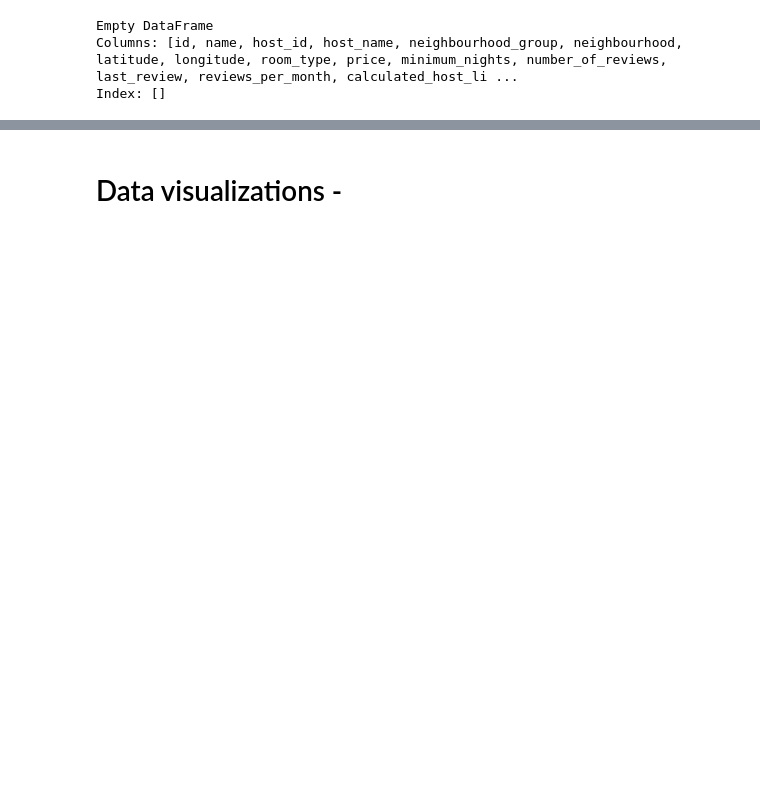
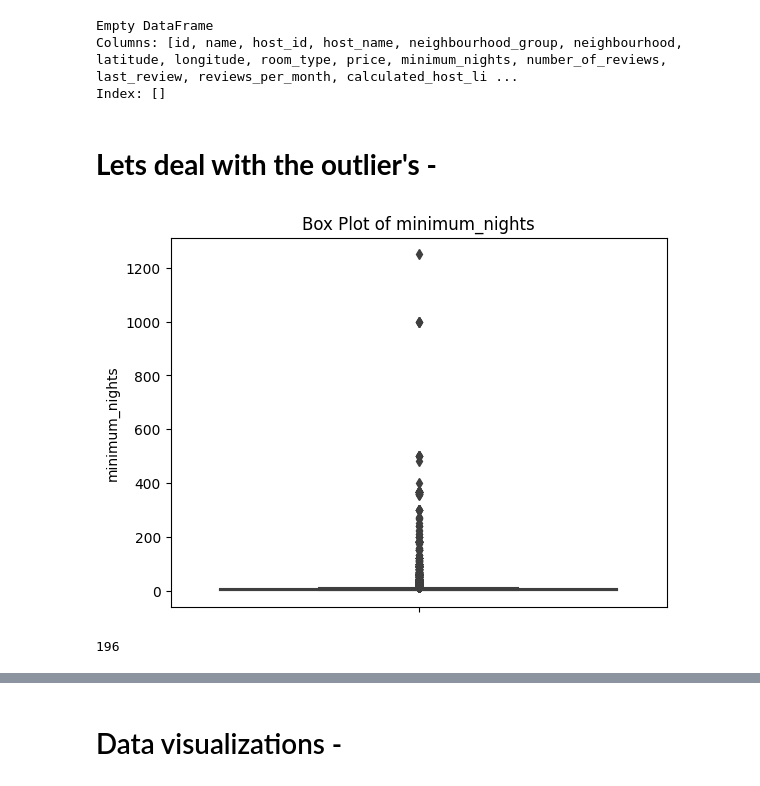
Before and after one commit to Abhijeetlahane09/capstone_project-, a Jupyter notebook: EDA_Airbnb_Project_.ipynb, the cells around one changed output, grey strips where cells are left out. Cells and saved outputs as stored; diff of their text form; code cells hidden in the pictures; blank space fills up the shorter version.

```diff
--- a/EDA_Airbnb_Project_.ipynb
+++ b/EDA_Airbnb_Project_.ipynb
@@ -264,4 +328,8 @@ columns, as they contain a huge data, removing them have a bad impact on analysi
 # %%
 # so we decided to replace the null value of last_review as "Noreviews" and for review_per_month "0" as replacement
 airbnb_df['last_review'].fillna('NoReviews', inplace=True)
+# firstly we did this step of replacing it to a "NoReviews" but it's causing problem while visualizing the time series trend so we change it to nat
+
+airbnb_df['last_review'] = pd.to_datetime(airbnb_df['last_review'], errors='coerce')
+
 airbnb_df['reviews_per_month'].fillna(0, inplace=True)
@@ -301,3 +390,22 @@ print(duplicate_data)
 Empty DataFrame
 Columns: [id, name, host_id, host_name, neighbourhood_group, neighbourhood, latitude, longitude, room_type, price, minimum_nights, number_of_reviews, last_review, reviews_per_month, calculated_host_li ...
 Index: []
+# %% [markdown]
+# **Lets deal with the outlier's -**
+# %%
+# finding the outlier's using boxplot in minimum_nights column
+sb.boxplot(y=airbnb_df['minimum_nights'])
+plt.title('Box Plot of minimum_nights')
+plt.show()
+# %% [output]
+[figure, added]
+# %%
+# here we get the outliers
+
+lower_bound = 1    # we manually assign the lower bount as 1 because its not possiblel to have less than 1 minimum night requirment for booking.
+upper_bound = 90  # the reson behind it explained down
+
+outliers_count = ((airbnb_df['minimum_nights'] < lower_bound) | (airbnb_df['minimum_nights'] > upper_bound)).sum()  #  is the count of outliers - 6605
+outliers_count
+# %% [output]
+196
```
Also changed, not shown: parts of 29 cells of this notebook.
